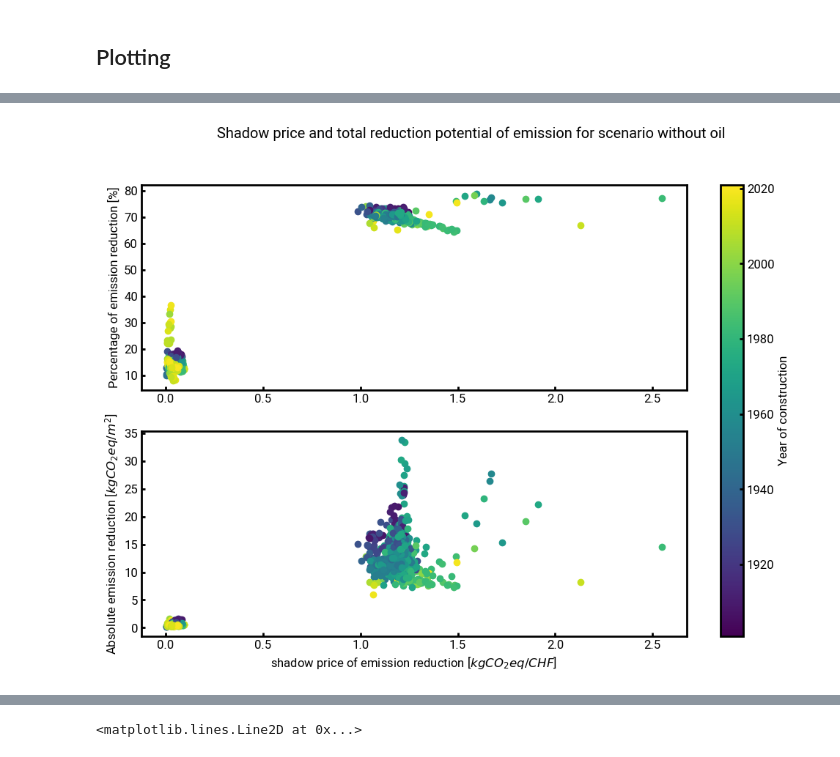
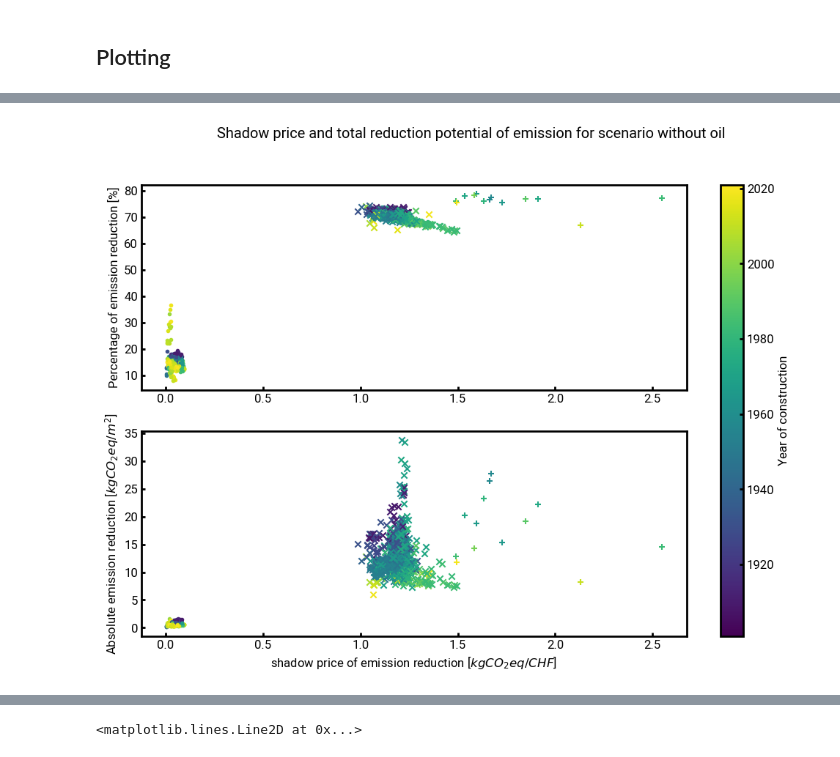
Before and after one commit to yiqiaowang-arch/energy_hub_optimizer_calliope, a Jupyter notebook: trustParetoFronts/pareto_front_analysis.ipynb, the cells around one changed output, grey strips where cells are left out. Drawn from its saved outputs; the diff is of its cells as text; code cells hidden in the pictures.

Commit message:
wrap up some plotting into functions (WIP)

```diff
--- a/trustParetoFronts/pareto_front_analysis.ipynb
+++ b/trustParetoFronts/pareto_front_analysis.ipynb
@@ -119,34 +162,38 @@ fig1.tight_layout()
 # %%
 fig2, axes = plt.subplots(2, 1)
 for idx, ax in enumerate(axes):
-    for building_name, df_pareto in df_pareto_dict.items():
-        emissions = df_pareto.loc[building_name, "emission"].values
-        costs = df_pareto.loc[building_name, "cost"].values
-        area = zone_df["area"].loc[building_name]
+    for building_name in df_pareto_all.index.get_level_values(0).unique():
+        df_pareto = df_pareto_all.loc[building_name]
+        emissions = df_pareto["emission"].values
+        costs = df_pareto["cost"].values
+        area = df_pareto[
+            "area"
+        ].mean()  # area is the same for all pareto fronts of the same building
         pf = ParetoFront(np.round(emissions / area, 3), np.round(costs / area, 3))
+        cluster = df_pareto["cluster"].unique()[0]
+        dx = 1 / pf.slope()
         if idx == 0:  # plotting relative emission reduction
             dy = pf.x_range(rel=True) * 100
             ax.set_ylabel("Percentage of emission reduction [%]")
         else:  # idx=1, second subplot, plotting absolute emission reduction
             dy = pf.x_range()
             ax.set_ylabel("Absolute emission reduction [$kgCO_2eq/m^2$]")
 
-        dx = 1 / pf.slope()
         building_year = zone_df["YEAR"].loc[building_name]
         building_color = colormap(year_norm(building_year))
-        ax.scatter(dx, dy, marker="o", color=building_color)
+        ax.scatter(dx, dy, marker=cluster_markers[cluster], color=building_color)
 
 axes[0].sharex(axes[1])
 axes[1].set_xlabel("shadow price of emission reduction [$kgCO_2eq/CHF$]")
 cbar2 = fig2.colorbar(plt.cm.ScalarMappable(cmap=colormap, norm=year_norm), ax=axes, orientation="vertical")  # type: ignore
 cbar2.set_label("Year of construction")
 if with_oil:
     fig2.suptitle(
         "Shadow price and total reduction potential of emission for scenario with oil"
     )
 else:
     fig2.suptitle(
         "Shadow price and total reduction potential of emission for scenario without oil"
     )
 # %% [output]
-[figure, old version]
+[figure, new version]
```
Also changed, not shown: parts of 6 cells of this notebook, 1 other file.
